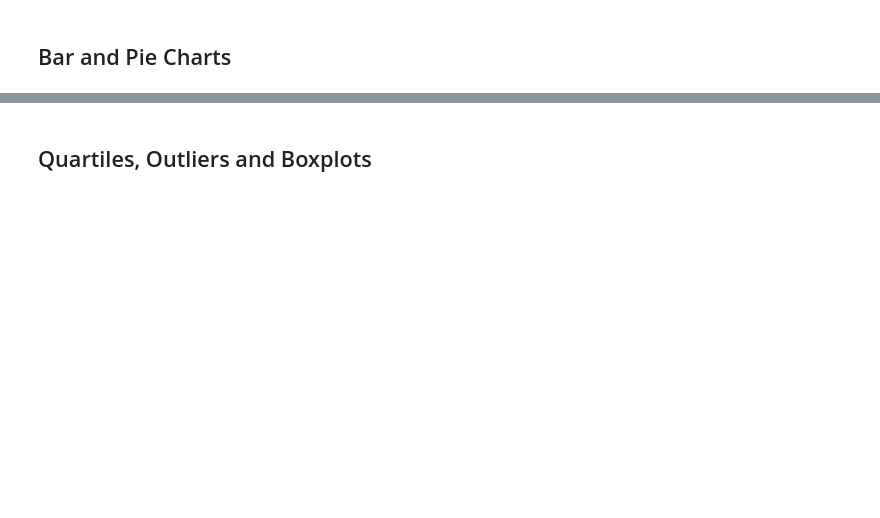
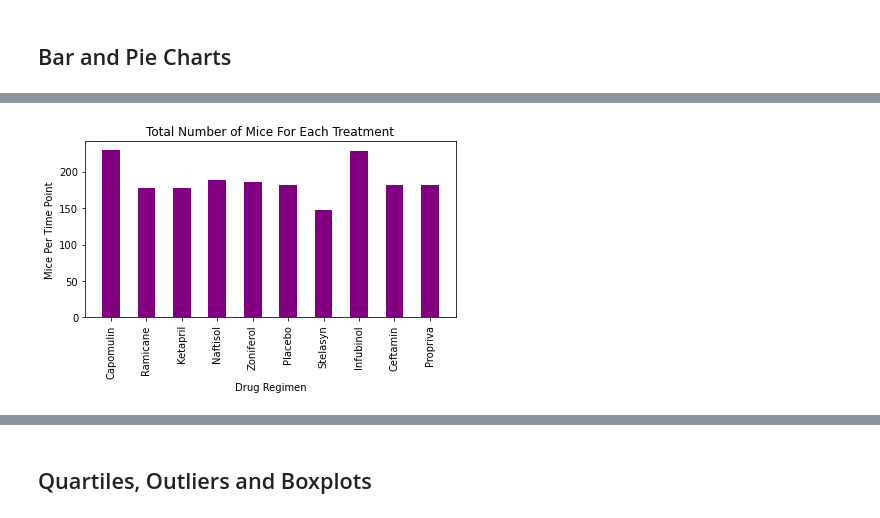
Before and after one commit to Franco1230/05-Matplotlib-Challenge, a Jupyter notebook: Pymaceuticals/pymaceuticals_starter.ipynb, the cells around one changed output, grey strips where cells are left out. Saved outputs shown, nothing was run; the diff lists cells and outputs as text; code cells hidden in the pictures; blank space fills up the shorter version.

```diff
--- a/Pymaceuticals/pymaceuticals_starter.ipynb
+++ b/Pymaceuticals/pymaceuticals_starter.ipynb
@@ -100,21 +193,23 @@ plt.show()
 # %%
 # Generate a bar plot showing the total number of mice for each treatment throughout the course of the study using pyplot.
 
 # Prepare x-axis
-drug_regimen = cleaned_combined_data_df["Drug Regimen"].value_counts().index
+drug_regimen_list = cleaned_combined_data_df[drug_reg_str].value_counts().index
 
 # Prepare y-axis
-mice_per_treat2 = cleaned_combined_data_df.groupby(["Drug Regimen"]).count()["Mouse ID"].tolist()
+mice_per_treat2 = cleaned_combined_data_df.groupby([drug_reg_str]).count()[mouse_id_str].tolist()
 
 # Plot using pyplot
-plt.bar(drug_regimen, mice_per_treat, width = 0.5, color = "purple")
-plt.xticks(drug_regimen, rotation = 90)
+plt.bar(drug_regimen_list, mice_per_treat, width = 0.5, color = "purple")
+plt.xticks(drug_regimen_list, rotation = 90)
 
 plt.title("Total Number of Mice For Each Treatment")
 plt.ylabel("Mice Per Time Point")
-plt.xlabel("Drug Regimen")
+plt.xlabel(drug_reg_str)
 plt.tight_layout()
 plt.show()
+# %% [output]
+[figure, added]
 # %%
 # Generate a pie plot showing the distribution of female versus male mice using pandas
 
```
Also changed, not shown: parts of 19 cells of this notebook.
